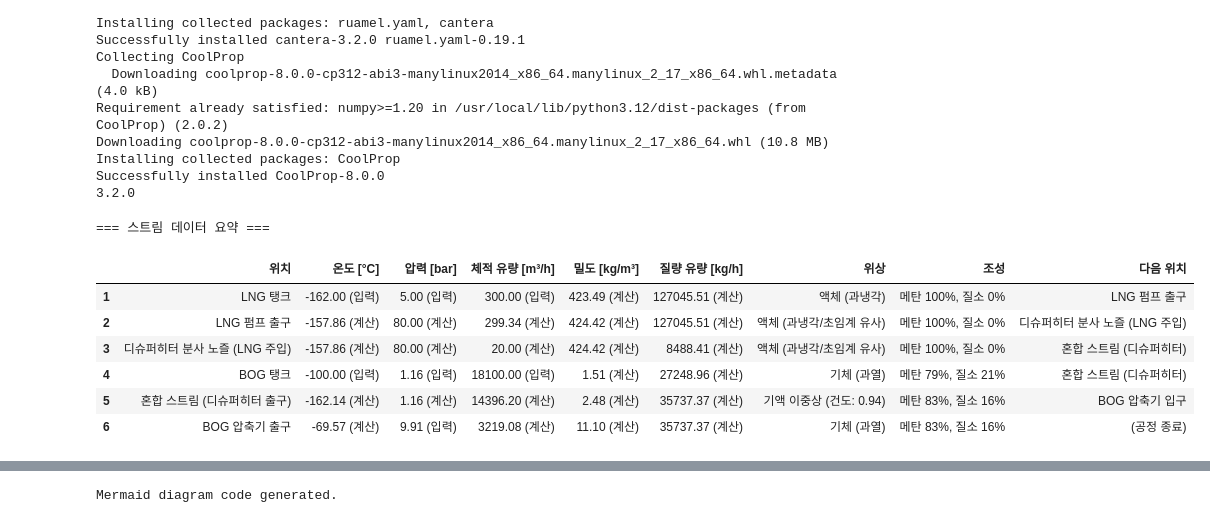
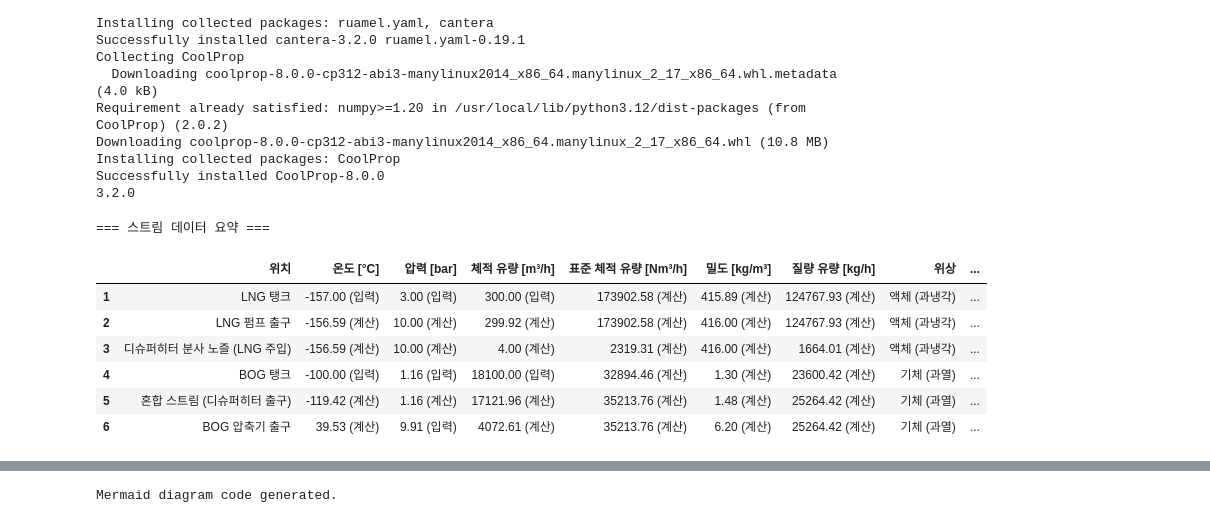
Before and after one commit to slhs75471-arch/lng-ykp, a Jupyter notebook: BOG gas_MODEL07.30.11.ipynb, the cells around one changed output, grey strips where cells are left out. Drawn from its saved outputs; the diff is of its cells as text; code cells hidden in the pictures.

```diff
--- a/BOG gas_MODEL07.30.11.ipynb
+++ b/BOG gas_MODEL07.30.11.ipynb
@@ -38,14 +38,14 @@ params = {
     "v_bog_tank_m3_per_hr": 18100.0, # BOG 체적 유량 (m3/h) - 입력
 
     # LNG 저장 탱크 및 실제 펌프 입구 조건
-    "T_lng_tank": C_to_K(-162.0),
-    "P_lng_tank": bar_to_Pa(5.0),
+    "T_lng_tank": C_to_K(-157.0),
+    "P_lng_tank": bar_to_Pa(3),
 
     # LNG 2차 펌프 출구 압력
-    "P_lng_high": bar_to_Pa(80.0),
+    "P_lng_high": bar_to_Pa(10.0),
 
     # LNG 주입 유량 (디슈퍼히터에서 BOG와 혼합되는 LNG 양)
-    "v_lng_injection_m3_per_hr": 20.0, # (m3/h) - 입력. 펌프 출구 조건의 LNG 밀도 기준.
+    "v_lng_injection_m3_per_hr": 4.0, # (m3/h) - 입력. 펌프 출구 조건의 LNG 밀도 기준.
 
     # 탱크로부터 나오는 BOG 조건 입력
     "T_bog_tank": C_to_K(-100.0),
@@ -64,8 +64,8 @@ import os
 import pandas as pd
 from CoolProp.CoolProp import PropsSI
 
-methane_mass_fraction_bog = 0.79 # BOG용: 메탄 79%
-nitrogen_mass_fraction_bog = 0.21 # BOG용: 질소 21%
+methane_mass_fraction_bog = 1 # BOG용: 메탄 79%
+nitrogen_mass_fraction_bog = 0 # BOG용: 질소 21%
 # FLUID = f"Methane[{methane_mass_fraction_bog}]&Nitrogen[{nitrogen_mass_fraction_bog}]" # BOG용 유체
 
 # LNG는 이제 순수 메탄으로 직접 정의됩니다.
@@ -404,14 +404,32 @@ def _assemble_simplified_results(
     # 혼합 유체의 조성 문자열
     composition_str_mixed = f"메탄 {int(comp_mixed_methane_mf*100)}%, 질소 {int(comp_mixed_nitrogen_mf*100)}%"
 
+    # Nm3/h 계산을 위한 표준 조건 정의 (0 deg C, 1 atm)
+    T_std_K = C_to_K(0.0)
+    P_std_Pa = bar_to_Pa(1.01325)
+
+    # 각 유체의 표준 밀도 계산
+    rho_std_methane = rho_TP(T_std_K, P_std_Pa, FLUID_LNG)
+    rho_std_bog_mixture = rho_TP(T_std_K, P_std_Pa, fluid_bog_tank_str)
+    rho_std_mixed_fluid = rho_TP(T_std_K, P_std_Pa, fluid_mixed_str)
+
+    # Nm3/h 값 계산
+    nm3_per_hr_lng_tank = (m_lng / rho_std_methane) * 3600
+    nm3_per_hr_bog_tank = (m_bog_total / rho_std_bog_mixture) * 3600
+    nm3_per_hr_lng_injection = (m_lng_injection / rho_std_methane) * 3600
+    nm3_per_hr_mixed_stream = (m_mixed_total / rho_std_mixed_fluid) * 3600
+    nm3_per_hr_compressor_out = (m_mixed_total / rho_std_mixed_fluid) * 3600
+
     return {
         "LNG_TANK_VOL_FLOW_M3_PER_HR": vol_lng_m3_per_hr, # LNG 탱크 체적 유량 (입력)
         "LNG_TANK_RHO_KG_PER_M3": rho_lng_tank, # LNG 탱크 밀도 (계산)
         "LNG_MASS_FLOW_KG_PER_S": m_lng, # LNG 질량 유량 (계산)
+        "LNG_TANK_NM3_PER_HR": nm3_per_hr_lng_tank,
 
         "BOG_TANK_VOL_FLOW_M3_PER_HR": vol_bog_m3_per_hr, # BOG 탱크 체적 유량 (입력)
         "BOG_TANK_RHO_KG_PER_M3": rho_bog_tank, # BOG 탱크 밀도 (계산)
         "BOG_TOTAL_MASS_FLOW_KG_PER_S": m_bog_total, # BOG 질량 유량 (계산)
+        "BOG_TANK_NM3_PER_HR": nm3_per_hr_bog_tank,
 
         "LNG_TANK_T_C": K_to_C(params["T_lng_tank"]), # LNG 탱크 온도 (섭씨)
         "LNG_TANK_P_BAR": Pa_to_bar(params["P_lng_tank"]), # LNG 탱크 압력 (bar)
@@ -428,9 +446,11 @@ def _assemble_simplified_results(
         "MIXED_STREAM_MASS_FLOW_KG_PER_S": m_mixed_total, # 혼합 스트림 질량 유량 (kg/s)
         "MIXED_STREAM_FLUID_STR": fluid_mixed_str, # 혼합 스트림 조성 문자열
         "MIXED_STREAM_COMP_STR": composition_str_mixed, # 혼합 스트림 조성 문자열 (표시용)
+        "MIXED_STREAM_NM3_PER_HR": nm3_per_hr_mixed_stream,
 
         "COMPRESSOR_OUT_T_C": K_to_C(T_mixed_comp_out),       # 압축기 출구 온도 (섭씨) (이제 혼합 스트림)
         "COMPRESSOR_OUT_P_BAR": Pa_to_bar(P_mixed_comp_out), # 압축기 출구 압력 (bar)
+        "COMPRESSOR_OUT_NM3_PER_HR": nm3_per_hr_compressor_out,
 
         "DESUPERHEATER_DUTY_MW": 0.0,    # 디슈퍼히터 열량 (MW) - 이제 혼합기이므로 열교환 아님
         "LNG_PUMP_POWER_MW": pump_results["W"] / 1e6,              # LNG 펌프 동력 (MW)
@@ -438,6 +458,7 @@ def _assemble_simplified_results(
         "TOTAL_POWER_MW": total_power_mw,                  # 총 동력 (MW)
 
         "INJECTED_LNG_MASS_FLOW_KG_PER_S": m_lng_injection,
+        "INJECTED_LNG_NM3_PER_HR": nm3_per_hr_lng_injection
     }
 
 def simulate_process(params):
@@ -683,6 +704,7 @@ data_points.append({
     '온도 [°C]': f"{results['LNG_TANK_T_C']:.2f} (입력)",
     '압력 [bar]': f"{results['LNG_TANK_P_BAR']:.2f} (입력)",
     '체적 유량 [m³/h]': f"{results['LNG_TANK_VOL_FLOW_M3_PER_HR']:.2f} (입력)",
+    '표준 체적 유량 [Nm³/h]': f"{results['LNG_TANK_NM3_PER_HR']:.2f} (계산)",
     '밀도 [kg/m³]': f"{results['LNG_TANK_RHO_KG_PER_M3']:.2f} (계산)",
     '질량 유량 [kg/h]': f"{results['LNG_MASS_FLOW_KG_PER_S'] * 3600:.2f} (계산)",
     '위상': get_phase_string(results['LNG_TANK_T_C'], results['LNG_TANK_P_BAR'], FLUID_LNG),
@@ -697,6 +719,7 @@ data_points.append({
     '온도 [°C]': f"{results['LNG_PUMP_OUT_CALC_T_C']:.2f} (계산)",
     '압력 [bar]': f"{results['LNG_PUMP_OUT_P_BAR']:.2f} (계산)", # 펌프 출구 압력은 계산된 값입니다.
     '체적 유량 [m³/h]': f"{(results['LNG_MASS_FLOW_KG_PER_S'] / rho_lng_pump_out_calc * 3600):.2f} (계산)",
+    '표준 체적 유량 [Nm³/h]': f"{results['LNG_TANK_NM3_PER_HR']:.2f} (계산)", # Same as LNG_TANK_NM3_PER_HR since mass flow rate is the same
     '밀도 [kg/m³]': f"{rho_lng_pump_out_calc:.2f} (계산)",
     '질량 유량 [kg/h]': f"{results['LNG_MASS_FLOW_KG_PER_S'] * 3600:.2f} (계산)",
     '위상': get_phase_string(results['LNG_PUMP_OUT_CALC_T_C'], results['LNG_PUMP_OUT_P_BAR'], FLUID_LNG),
@@ -705,13 +728,14 @@ data_points.append({
 })
 
 # 3. 디슈퍼히터 분사 노즐 (LNG 주입)
-# LNG 펌프 출구의 일부가 디슈퍼히터로 주입됩니다.
+# LNG 펌프 출구의 일부가 디슈퍼히터로 주입됩니다。
 rho_lng_injection = rho_TP(C_to_K(results['LNG_PUMP_OUT_CALC_T_C']), bar_to_Pa(results['LNG_PUMP_OUT_P_BAR']), FLUID_LNG)
 data_points.append({
     '위치': '디슈퍼히터 분사 노즐 (LNG 주입)',
     '온도 [°C]': f"{results['LNG_PUMP_OUT_CALC_T_C']:.2f} (계산)",
     '압력 [bar]': f"{results['LNG_PUMP_OUT_P_BAR']:.2f} (계산)",
     '체적 유량 [m³/h]': f"{(results['INJECTED_LNG_MASS_FLOW_KG_PER_S'] / rho_lng_injection * 3600):.2f} (계산)",
+    '표준 체적 유량 [Nm³/h]': f"{results['INJECTED_LNG_NM3_PER_HR']:.2f} (계산)",
     '밀도 [kg/m³]': f"{rho_lng_injection:.2f} (계산)",
     '질량 유량 [kg/h]': f"{results['INJECTED_LNG_MASS_FLOW_KG_PER_S'] * 3600:.2f} (계산)",
     '위상': get_phase_string(results['LNG_PUMP_OUT_CALC_T_C'], results['LNG_PUMP_OUT_P_BAR'], FLUID_LNG),
@@ -726,6 +750,7 @@ data_points.append({
     '온도 [°C]': f"{results['BOG_TANK_T_C']:.2f} (입력)",
     '압력 [bar]': f"{results['BOG_TANK_P_BAR']:.2f} (입력)",
     '체적 유량 [m³/h]': f"{results['BOG_TANK_VOL_FLOW_M3_PER_HR']:.2f} (입력)",
+    '표준 체적 유량 [Nm³/h]': f"{results['BOG_TANK_NM3_PER_HR']:.2f} (계산)",
     '밀도 [kg/m³]': f"{results['BOG_TANK_RHO_KG_PER_M3']:.2f} (계산)",
     '질량 유량 [kg/h]': f"{results['BOG_TOTAL_MASS_FLOW_KG_PER_S'] * 3600:.2f} (계산)",
     '위상': get_phase_string(results['BOG_TANK_T_C'], results['BOG_TANK_P_BAR'], fluid_bog_tank_str),
@@ -741,43 +766,45 @@ data_points.append({
     '온도 [°C]': f"{results['MIXED_STREAM_T_C']:.2f} (계산)",
     '압력 [bar]': f"{results['MIXED_STREAM_P_BAR']:.2f} (계산)",
     '체적 유량 [m³/h]': f"{(results['MIXED_STREAM_MASS_FLOW_KG_PER_S'] / rho_mixed_stream * 3600):.2f} (계산)",
+    '표준 체적 유량 [Nm³/h]': f"{results['MIXED_STREAM_NM3_PER_HR']:.2f} (계산)",
     '밀도 [kg/m³]': f"{rho_mixed_stream:.2f} (계산)",
     '질량 유량 [kg/h]': f"{results['MIXED_STREAM_MASS_FLOW_KG_PER_S'] * 3600:.2f} (계산)",
     '위상': get_phase_string(results['MIXED_STREAM_T_C'], results['MIXED_STREAM_P_BAR'], results['MIXED_STREAM_FLUID_STR']),
     '조성': results['MIXED_STREAM_COMP_STR'],
     '다음 위치': 'BOG 압축기 입구'
 })
 
 # 6. BOG 압축기 출구
 # This is now the mixed stream after compression
 rho_comp_out = rho_TP(C_to_K(results['COMPRESSOR_OUT_T_C']), bar_to_Pa(results['COMPRESSOR_OUT_P_BAR']), results['MIXED_STREAM_FLUID_STR'])
 data_points.append({
     '위치': 'BOG 압축기 출구',
     '온도 [°C]': f"{results['COMPRESSOR_OUT_T_C']:.2f} (계산)",
     '압력 [bar]': f"{results['COMPRESSOR_OUT_P_BAR']:.2f} (입력)", # 압력 강하는 없다고 가정
     '체적 유량 [m³/h]': f"{(results['MIXED_STREAM_MASS_FLOW_KG_PER_S'] / rho_comp_out * 3600):.2f} (계산)",
+    '표준 체적 유량 [Nm³/h]': f"{results['COMPRESSOR_OUT_NM3_PER_HR']:.2f} (계산)", # Same as mixed stream as composition is same
     '밀도 [kg/m³]': f"{rho_comp_out:.2f} (계산)",
     '질량 유량 [kg/h]': f"{results['MIXED_STREAM_MASS_FLOW_KG_PER_S'] * 3600:.2f} (계산)",
     '위상': get_phase_string(results['COMPRESSOR_OUT_T_C'], results['COMPRESSOR_OUT_P_BAR'], results['MIXED_STREAM_FLUID_STR']),
     '조성': results['MIXED_STREAM_COMP_STR'],
     '다음 위치': '(공정 종료)'
 })
 
 # 데이터프레임 생성
 df_streams_full = pd.DataFrame(data_points)
 
 # 인덱스를 1부터 시작하도록 설정
 df_streams_full.index = df_streams_full.index + 1
 
 print("\n=== 스트림 데이터 요약 ===")
 display(df_streams_full)
 # %% [output]
 === 스트림 데이터 요약 ===
-|  | 위치 | 온도 [°C] | 압력 [bar] | 체적 유량 [m³/h] | 밀도 [kg/m³] | 질량 유량 [kg/h] | 위상 | 조성 | 다음 위치 |
-| 1 | LNG 탱크 | -162.00 (입력) | 5.00 (입력) | 300.00 (입력) | 423.49 (계산) | 127045.51 (계산) | 액체 (과냉각) | 메탄 100%, 질소 0% | LNG 펌프 출구 |
-| 2 | LNG 펌프 출구 | -157.86 (계산) | 80.00 (계산) | 299.34 (계산) | 424.42 (계산) | 127045.51 (계산) | 액체 (과냉각/초임계 유사) | 메탄 100%, 질소 0% | 디슈퍼히터 분사 노즐 (LNG 주입) |
-| 3 | 디슈퍼히터 분사 노즐 (LNG 주입) | -157.86 (계산) | 80.00 (계산) | 20.00 (계산) | 424.42 (계산) | 8488.41 (계산) | 액체 (과냉각/초임계 유사) | 메탄 100%, 질소 0% | 혼합 스트림 (디슈퍼히터) |
-| 4 | BOG 탱크 | -100.00 (입력) | 1.16 (입력) | 18100.00 (입력) | 1.51 (계산) | 27248.96 (계산) | 기체 (과열) | 메탄 79%, 질소 21% | 혼합 스트림 (디슈퍼히터) |
-| 5 | 혼합 스트림 (디슈퍼히터 출구) | -162.14 (계산) | 1.16 (계산) | 14396.20 (계산) | 2.48 (계산) | 35737.37 (계산) | 기액 이중상 (건도: 0.94) | 메탄 83%, 질소 16% | BOG 압축기 입구 |
-| 6 | BOG 압축기 출구 | -69.57 (계산) | 9.91 (입력) | 3219.08 (계산) | 11.10 (계산) | 35737.37 (계산) | 기체 (과열) | 메탄 83%, 질소 16% | (공정 종료) |
+|  | 위치 | 온도 [°C] | 압력 [bar] | 체적 유량 [m³/h] | 표준 체적 유량 [Nm³/h] | 밀도 [kg/m³] | 질량 유량 [kg/h] | 위상 | ... |
+| 1 | LNG 탱크 | -157.00 (입력) | 3.00 (입력) | 300.00 (입력) | 173902.58 (계산) | 415.89 (계산) | 124767.93 (계산) | 액체 (과냉각) | ... |
+| 2 | LNG 펌프 출구 | -156.59 (계산) | 10.00 (계산) | 299.92 (계산) | 173902.58 (계산) | 416.00 (계산) | 124767.93 (계산) | 액체 (과냉각) | ... |
+| 3 | 디슈퍼히터 분사 노즐 (LNG 주입) | -156.59 (계산) | 10.00 (계산) | 4.00 (계산) | 2319.31 (계산) | 416.00 (계산) | 1664.01 (계산) | 액체 (과냉각) | ... |
+| 4 | BOG 탱크 | -100.00 (입력) | 1.16 (입력) | 18100.00 (입력) | 32894.46 (계산) | 1.30 (계산) | 23600.42 (계산) | 기체 (과열) | ... |
+| 5 | 혼합 스트림 (디슈퍼히터 출구) | -119.42 (계산) | 1.16 (계산) | 17121.96 (계산) | 35213.76 (계산) | 1.48 (계산) | 25264.42 (계산) | 기체 (과열) | ... |
+| 6 | BOG 압축기 출구 | 39.53 (계산) | 9.91 (입력) | 4072.61 (계산) | 35213.76 (계산) | 6.20 (계산) | 25264.42 (계산) | 기체 (과열) | ... |
 # %%
```
Also changed, not shown: parts of 2 cells of this notebook.
